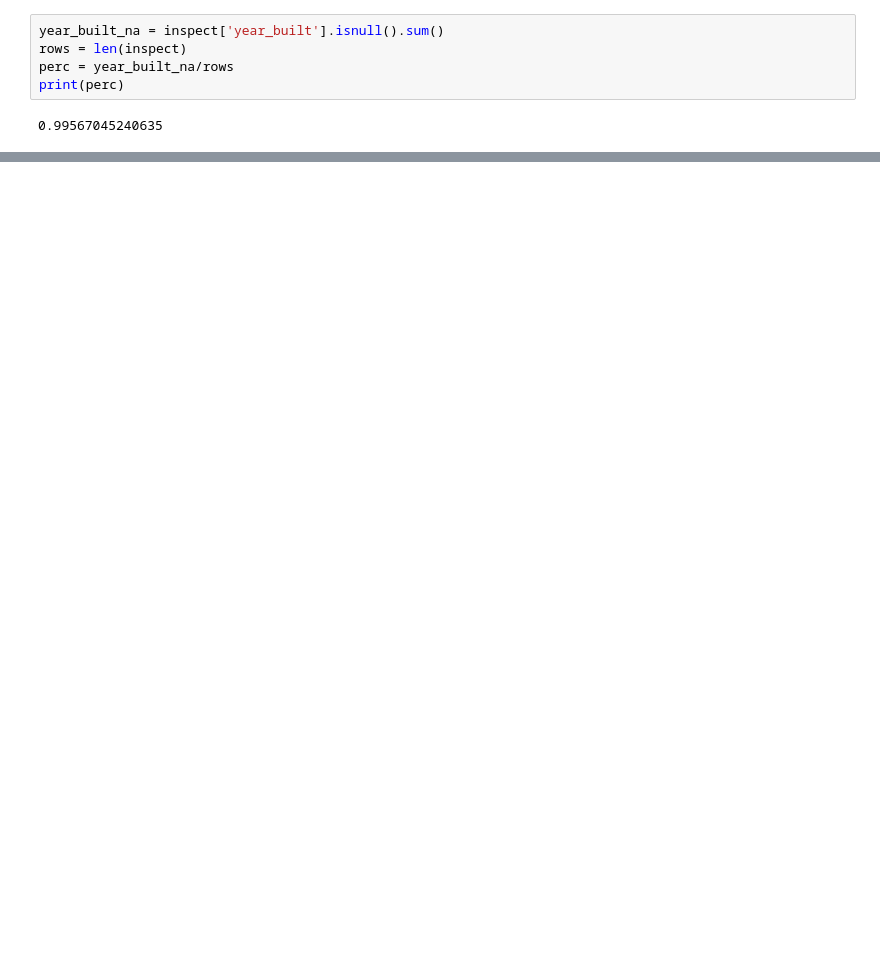
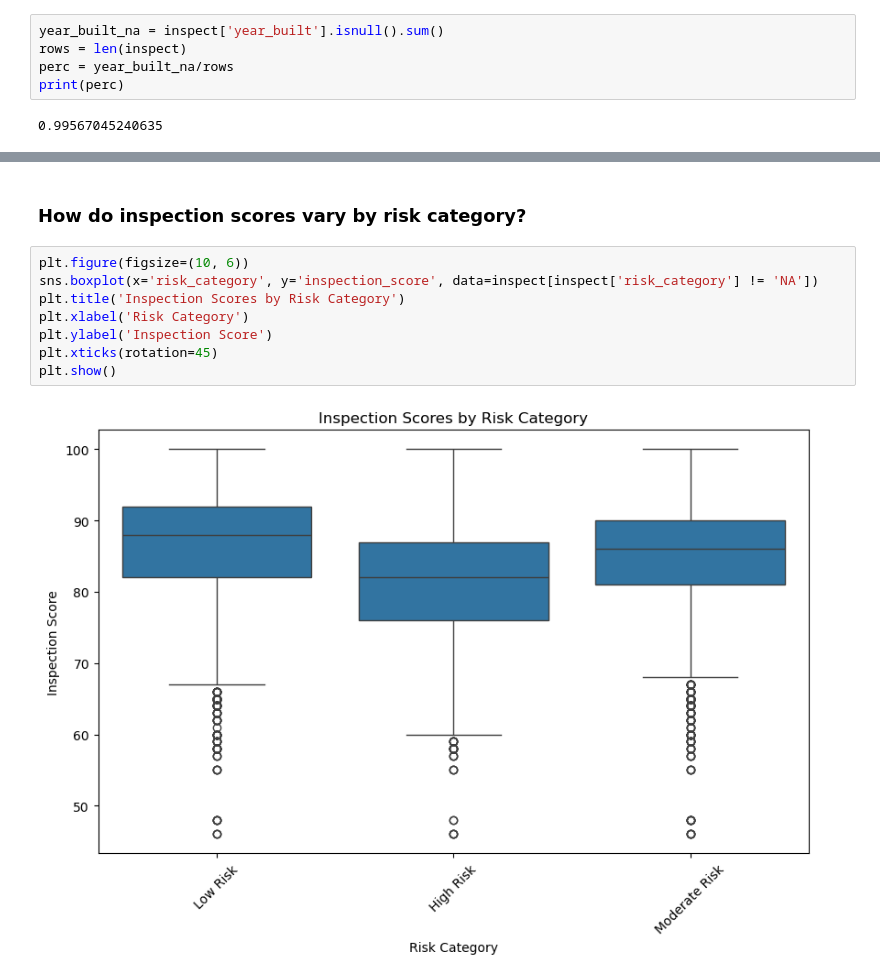
Before and after one commit to mchang674/ads-508-team-project, a Jupyter notebook: Data_ingest.ipynb, the cells around one changed output, grey strips where cells are left out. Saved outputs shown, nothing was run; the diff lists cells and outputs as text; blank space fills up the shorter version.

Commit message:
data exploration start

```diff
--- a/Data_ingest.ipynb
+++ b/Data_ingest.ipynb
@@ -401,0 +460,12 @@ print(perc)
+# %% [markdown]
+### How do inspection scores vary by risk category?
+# %%
+plt.figure(figsize=(10, 6))
+sns.boxplot(x='risk_category', y='inspection_score', data=inspect[inspect['risk_category'] != 'NA'])
+plt.title('Inspection Scores by Risk Category')
+plt.xlabel('Risk Category')
+plt.ylabel('Inspection Score')
+plt.xticks(rotation=45)
+plt.show()
+# %% [output]
+[figure, added]
```
Also changed, not shown: parts of 25 cells of this notebook.
